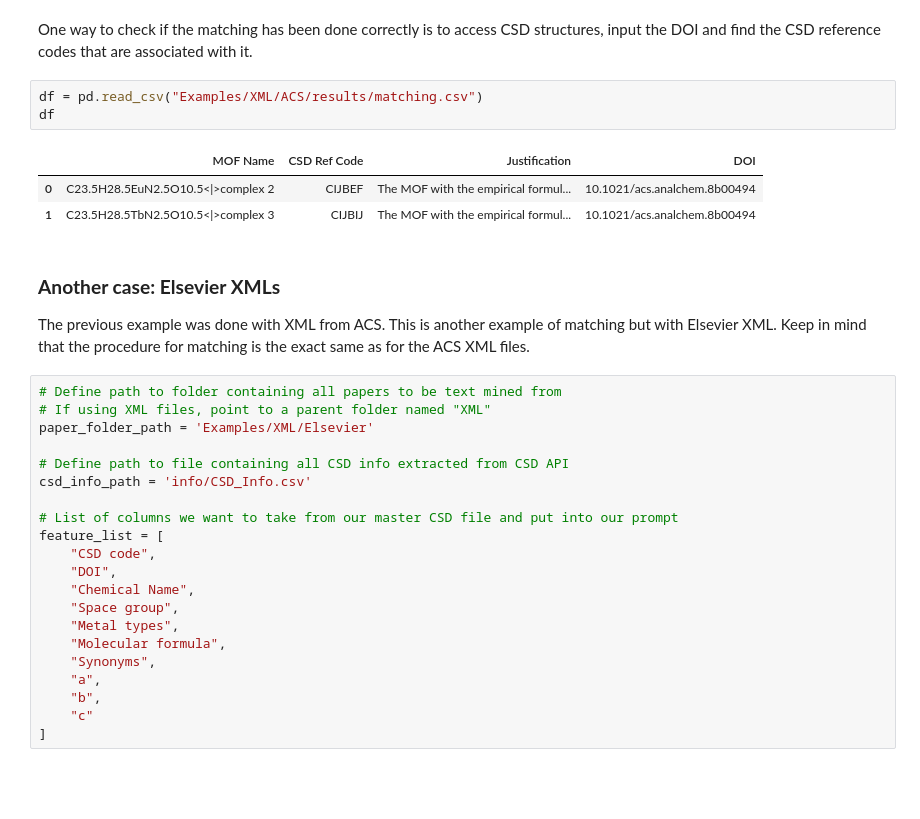
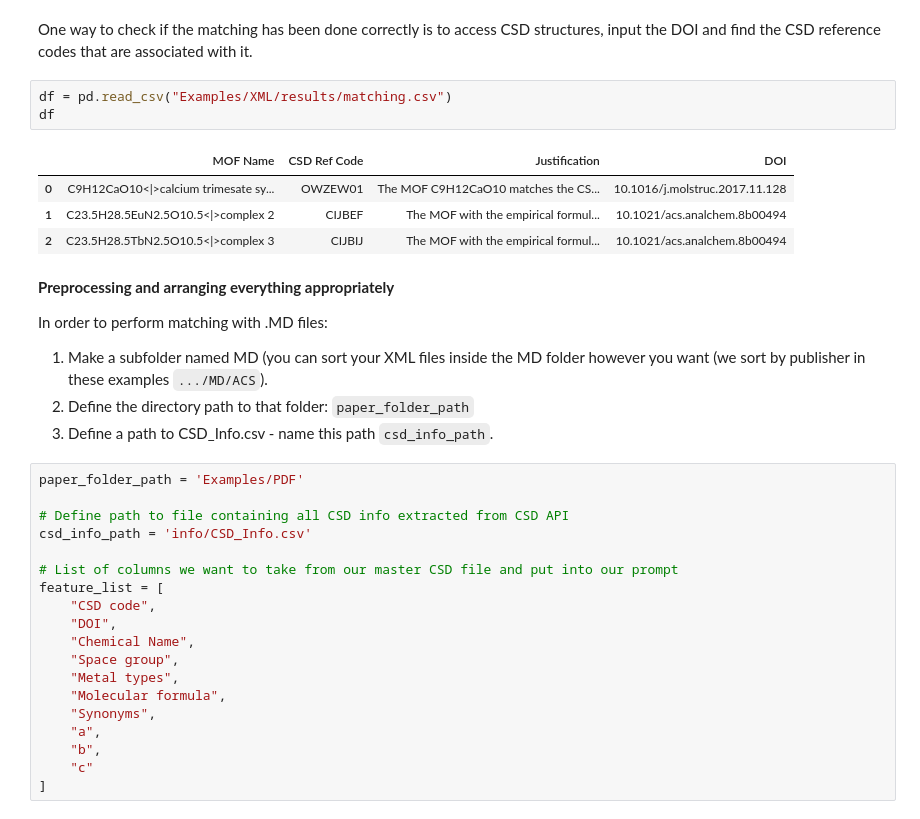
Before and after one commit to AI4ChemS/MOF_ChemUnity, a Jupyter notebook: src/ChemUnity_Matching.ipynb, the cells around one changed output. Saved outputs shown, nothing was run; the diff lists cells and outputs as text; blank space fills up the shorter version.

Commit message:
updated matchig demo, fixed folder handling

````diff
--- a/src/ChemUnity_Matching.ipynb
+++ b/src/ChemUnity_Matching.ipynb
@@ -161,20 +178,22 @@ Processed 1 DOIs in this batch.
 # %% [markdown]
 One way to check if the matching has been done correctly is to access CSD structures, input the DOI and find the CSD reference codes that are associated with it.
 # %%
-df = pd.read_csv("Examples/XML/ACS/results/matching.csv")
+df = pd.read_csv("Examples/XML/results/matching.csv")
 df
 # %% [output]
 |  | MOF Name | CSD Ref Code | Justification | DOI |
-| 0 | C23.5H28.5EuN2.5O10.5<|>complex 2 | CIJBEF | The MOF with the empirical formul... | 10.1021/acs.analchem.8b00494 |
-| 1 | C23.5H28.5TbN2.5O10.5<|>complex 3 | CIJBIJ | The MOF with the empirical formul... | 10.1021/acs.analchem.8b00494 |
+| 0 | C9H12CaO10<|>calcium trimesate sy... | OWZEW01 | The MOF C9H12CaO10 matches the CS... | 10.1016/j.molstruc.2017.11.128 |
+| 1 | C23.5H28.5EuN2.5O10.5<|>complex 2 | CIJBEF | The MOF with the empirical formul... | 10.1021/acs.analchem.8b00494 |
+| 2 | C23.5H28.5TbN2.5O10.5<|>complex 3 | CIJBIJ | The MOF with the empirical formul... | 10.1021/acs.analchem.8b00494 |
-# %% [markdown]
-### <b>Another case: Elsevier XMLs</b>
-
-The previous example was done with XML from ACS. This is another example of matching but with Elsevier XML. Keep in mind that the procedure for matching is the exact same as for the ACS XML files.
+# %% [markdown]
+<b>Preprocessing and arranging everything appropriately</b>
+
+In order to perform matching with .MD files:
+1. Make a subfolder named MD (you can sort your XML files inside the MD folder however you want (we sort by publisher in these examples ```.../MD/ACS```).
+2. Define the directory path to that folder: ```paper_folder_path```
+3. Define a path to CSD_Info.csv - name this path ```csd_info_path```.
 # %%
-# Define path to folder containing all papers to be text mined from
-# If using XML files, point to a parent folder named "XML"
-paper_folder_path = 'Examples/XML/Elsevier'
+paper_folder_path = 'Examples/PDF'
 
 # Define path to file containing all CSD info extracted from CSD API
 csd_info_path = 'info/CSD_Info.csv'
````
Also changed, not shown: parts of 20 cells of this notebook, 35 other files.
